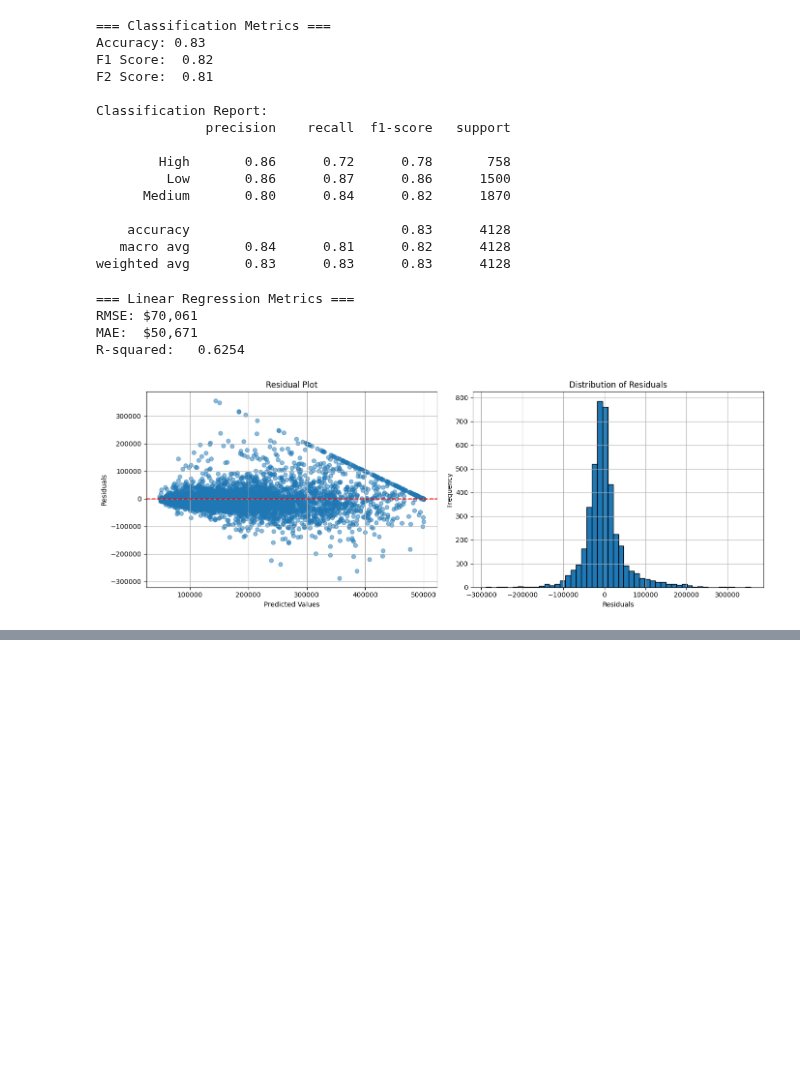
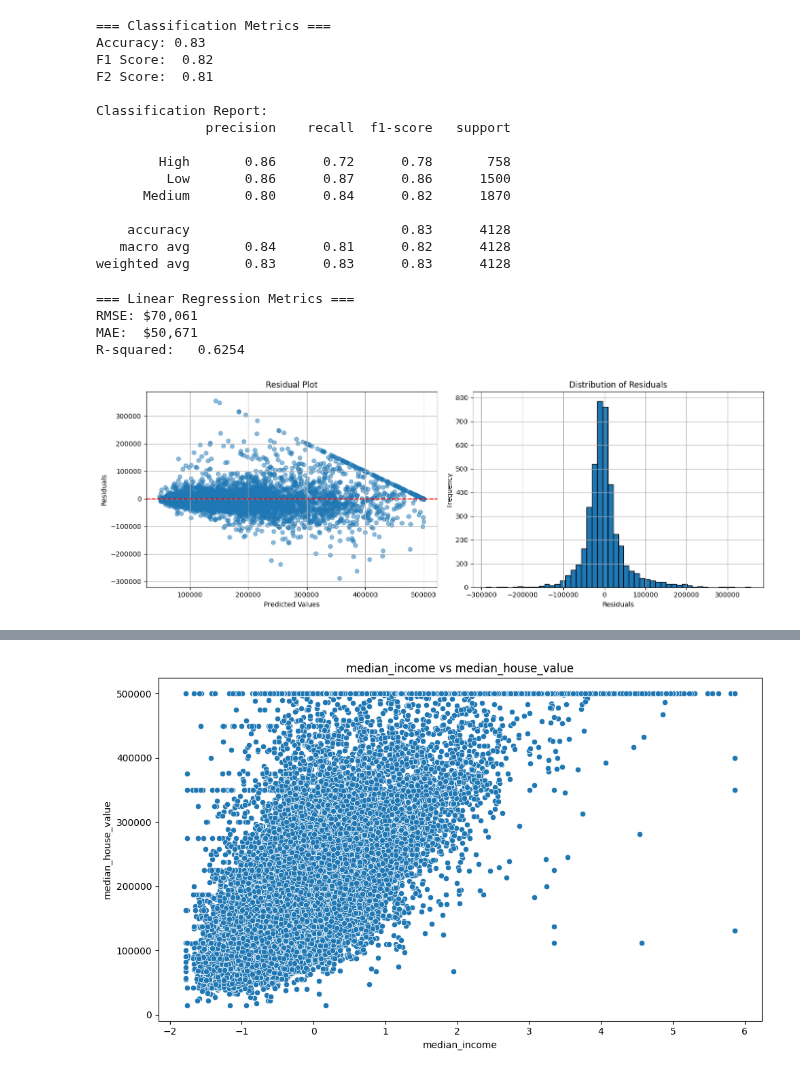
Before and after one commit to KOUSHIK1831/Continuous-Data-Profiling-For-Interactive-Data-Science, a Jupyter notebook: Continuous-Data-Profiling-For-Interactive-Data-Science.ipynb, the cells around one changed output, grey strips where cells are left out. Drawn from its saved outputs; the diff is of its cells as text; code cells hidden in the pictures; blank space fills up the shorter version.

Commit message:
Execute notebook and cache visual outputs for GitHub rendering

```diff
--- a/Continuous-Data-Profiling-For-Interactive-Data-Science.ipynb
+++ b/Continuous-Data-Profiling-For-Interactive-Data-Science.ipynb
@@ -485,6 +485,67 @@ else:
 [figure]
 # %%
 # Cell 12: Interactive Dashboard
+
+# Static outputs for GitHub rendering
+print("=" * 50)
+print("DATA EXPLORER - Feature vs Target (median_income)")
+print("=" * 50)
+plt.figure(figsize=(10, 6))
+sns.scatterplot(x=engineered_data["median_income"], y=engineered_data["median_house_value"])
+plt.title("median_income vs median_house_value")
+plt.tight_layout()
+plt.show()
+
+print("\nCorrelation with median_house_value:")
+print(engineered_data[["median_income", "median_house_value"]].corr())
+
+# Feature importance (if available)
+if "feature_importance" in globals():
+    print("\n" + "=" * 50)
+    print("MODEL INSIGHTS - Feature Importance (Random Forest)")
+    print("=" * 50)
+    display(feature_importance.style.background_gradient(cmap="Blues"))
+
+# Actual vs Predicted
+if "y_test_rf" in globals() and "y_pred_rf" in globals():
+    print("\n" + "=" * 50)
+    print("MODEL INSIGHTS - Actual vs Predicted")
+    print("=" * 50)
+    fig, axes = plt.subplots(1, 2, figsize=(14, 5))
+    sns.regplot(x=y_test_rf, y=y_pred_rf, scatter_kws={"alpha": 0.3}, ax=axes[0])
+    axes[0].plot([y_test_rf.min(), y_test_rf.max()],
+                 [y_test_rf.min(), y_test_rf.max()], "k--")
+    axes[0].set_xlabel("Actual")
+    axes[0].set_ylabel("Predicted")
+    axes[0].set_title("Actual vs Predicted")
+
+    errors = y_test_rf - y_pred_rf
+    sns.histplot(errors, kde=True, ax=axes[1])
+    axes[1].axvline(x=0, color="r", linestyle="--")
+    axes[1].set_title("Prediction Error Distribution")
+    plt.tight_layout()
+    plt.show()
+
+print("\n" + "=" * 50)
+print("DATA PROFILES")
+print("=" * 50)
+print("\n--- Initial Data ---")
+display(data.head(5))
+display(data.describe())
+
+print("\n--- Processed Data ---")
+display(processed_data.head(5))
+display(processed_data.describe())
+
+print("\n--- Engineered Data ---")
+display(engineered_data.head(5))
+display(engineered_data.describe())
+
+# Interactive widgets (works in live Jupyter session)
+print("\n" + "=" * 50)
+print("INTERACTIVE DASHBOARD (run in Jupyter for full functionality)")
+print("=" * 50)
+
 def interactive_dashboard():
     if "engineered_data" not in globals():
         print("Engineered data not available - run previous cells first")
@@ -492,7 +553,6 @@ def interactive_dashboard():
 
     tab_layout = widgets.Tab()
 
-    # Tab 1: Data Explorer
     data_explorer = widgets.Output()
     with data_explorer:
         features = [
@@ -514,10 +574,8 @@ def interactive_dashboard():
             if plot_type == "Scatter":
                 sns.scatterplot(x=engineered_data[feature], y=engineered_data[target])
             elif plot_type == "Hexbin":
-                plt.hexbin(
-                    engineered_data[feature], engineered_data[target],
-                    gridsize=30, cmap="Blues"
-                )
+                plt.hexbin(engineered_data[feature], engineered_data[target],
+                           gridsize=30, cmap="Blues")
                 plt.colorbar(label="Count")
             plt.title(f"{feature} vs {target}")
             plt.tight_layout()
@@ -527,24 +585,18 @@ def interactive_dashboard():
             corr_val = engineered_data[[feature, target]].corr().iloc[0, 1]
             print(f"Correlation with {target}: {corr_val:.3f}")
 
-    # Tab 2: Model Insights
     model_insights = widgets.Output()
     with model_insights:
         if "feature_importance" in globals():
             display(feature_importance.style.background_gradient(cmap="Blues"))
-
         if "y_test_rf" in globals() and "y_pred_rf" in globals():
             fig, axes = plt.subplots(1, 2, figsize=(14, 5))
             sns.regplot(x=y_test_rf, y=y_pred_rf, scatter_kws={"alpha": 0.3}, ax=axes[0])
-            axes[0].plot(
-                [y_test_rf.min(), y_test_rf.max()],
-                [y_test_rf.min(), y_test_rf.max()],
-                "k--",
-            )
+            axes[0].plot([y_test_rf.min(), y_test_rf.max()],
+                         [y_test_rf.min(), y_test_rf.max()], "k--")
             axes[0].set_xlabel("Actual")
             axes[0].set_ylabel("Predicted")
             axes[0].set_title("Actual vs Predicted")
-
             errors = y_test_rf - y_pred_rf
             sns.histplot(errors, kde=True, ax=axes[1])
             axes[1].axvline(x=0, color="r", linestyle="--")
@@ -554,7 +606,6 @@ def interactive_dashboard():
         else:
             print("Run Cell 7 (Random Forest) first for model insights")
 
-    # Tab 3: Data Profiles
     data_profiler = widgets.Output()
     with data_profiler:
         @interact(
@@ -580,6 +631,5 @@ def interactive_dashboard():
     tab_layout.set_title(2, "Data Profiles")
     display(tab_layout)
 
-print("California Housing Price Analysis Dashboard")
 interactive_dashboard()
 # %% [output]
@@ -586,0 +639 @@ California Housing Price Analysis Dashboard
+[figure, added]
```
Also changed, not shown: parts of 1 cell of this notebook.
